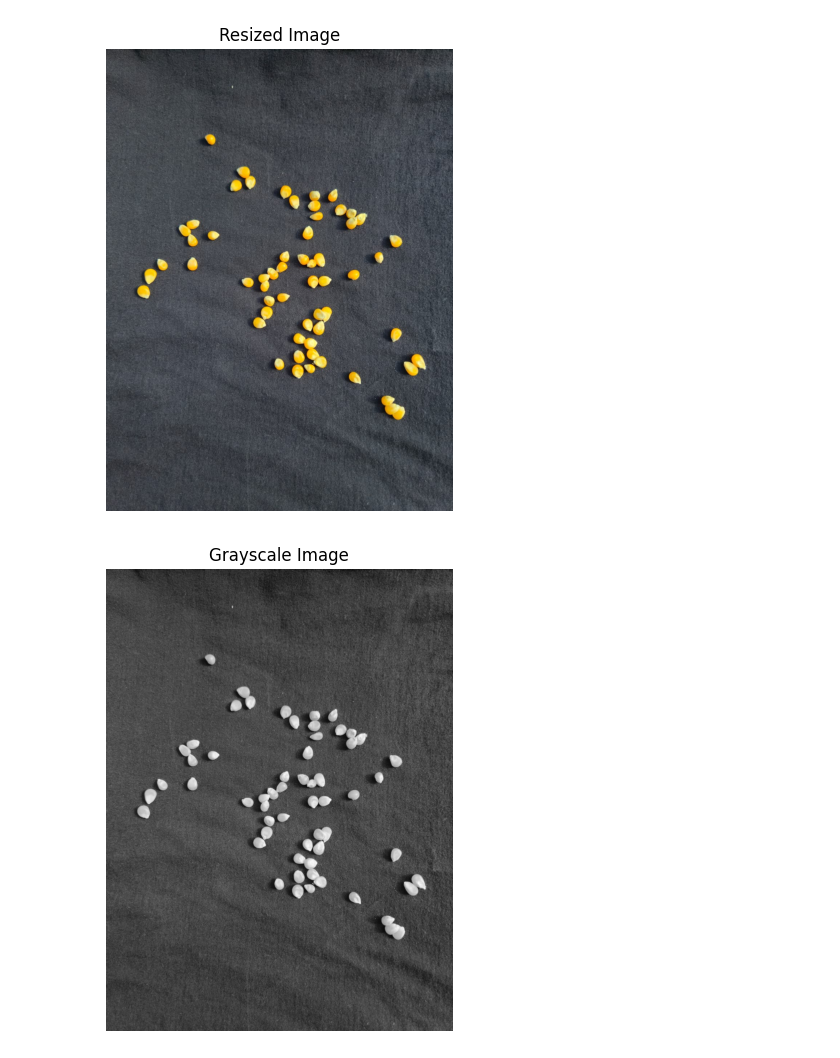
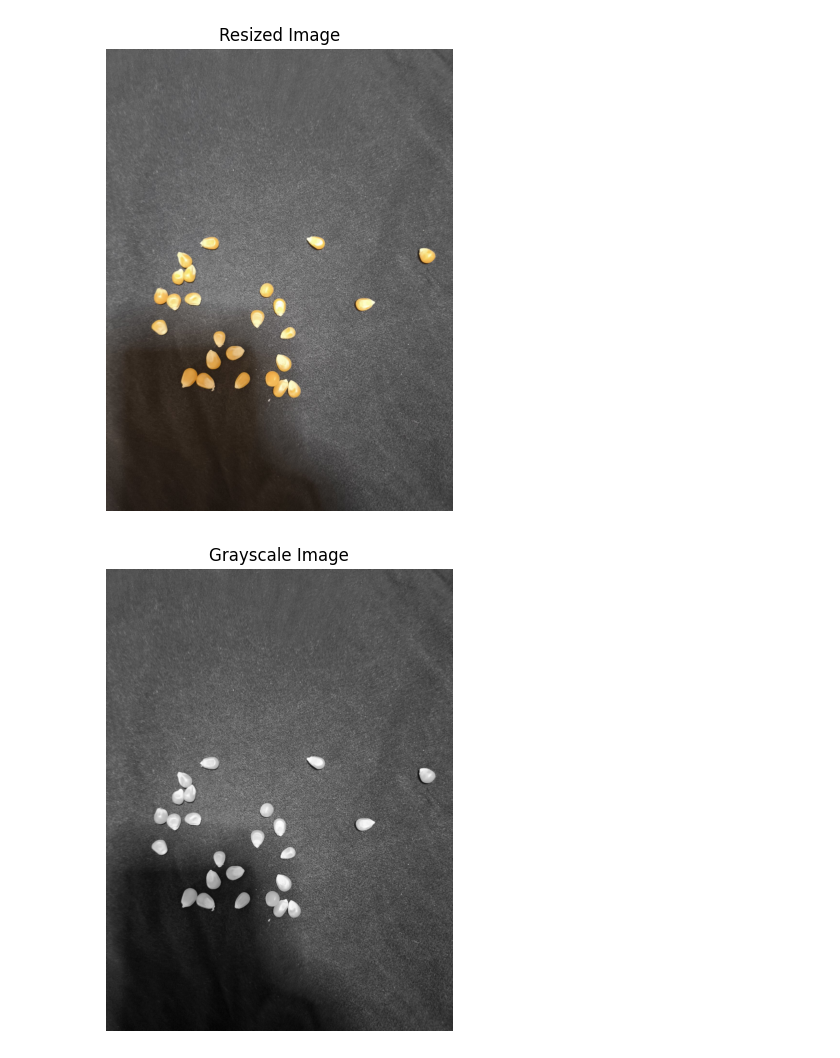
Before and after one commit to piedro404/agro-grain-analyzer, a Jupyter notebook: analyze_corn_ai.ipynb, the cells around one changed output. Saved outputs shown, nothing was run; the diff lists cells and outputs as text; code cells hidden in the pictures.

```diff
--- a/analyze_corn_ai.ipynb
+++ b/analyze_corn_ai.ipynb
@@ -34,13 +34,16 @@ MAX_AREA = 1200
 # %%
 # Carregar a imagem
 
-img = cv2.imread('imagens/agrupado2.jpg')
+img = cv2.imread('imagens/teste1.jpg')
 # img = cv2.imread('imagens/separado2.jpg')
+
+# Redimensionar a imagem para facilitar o processamento e clonagem
+img = cv2.resize(img, (960, 1280))
 craped_img = img.copy()
-# img = cv2.resize(img, (600, 800))
+
 show_image("Resized Image", img)
 # %% [output]
-[figure, old version]
+[figure, new version]
 # %%
 # Converte a imagem de BGR para tons de cinza.
 # Isso reduz a complexidade da imagem para um único canal de intensidade, facilitando etapas posteriores como limiarização e detecção de bordas.
@@ -48,7 +51,7 @@ show_image("Resized Image", img)
 gray = cv2.cvtColor(img, cv2.COLOR_BGR2GRAY)
 show_image("Grayscale Image", gray)
 # %% [output]
-[figure, old version]
+[figure, new version]
 # %%
 # Aplica um desfoque Gaussiano para suavizar a imagem e reduzir ruídos.
 # O kernel 5x5 cria uma suavização leve, preparando a imagem para etapas, como threshold e detecção de bordas.
```
Also changed, not shown: parts of 5 cells of this notebook, 1 other file.
